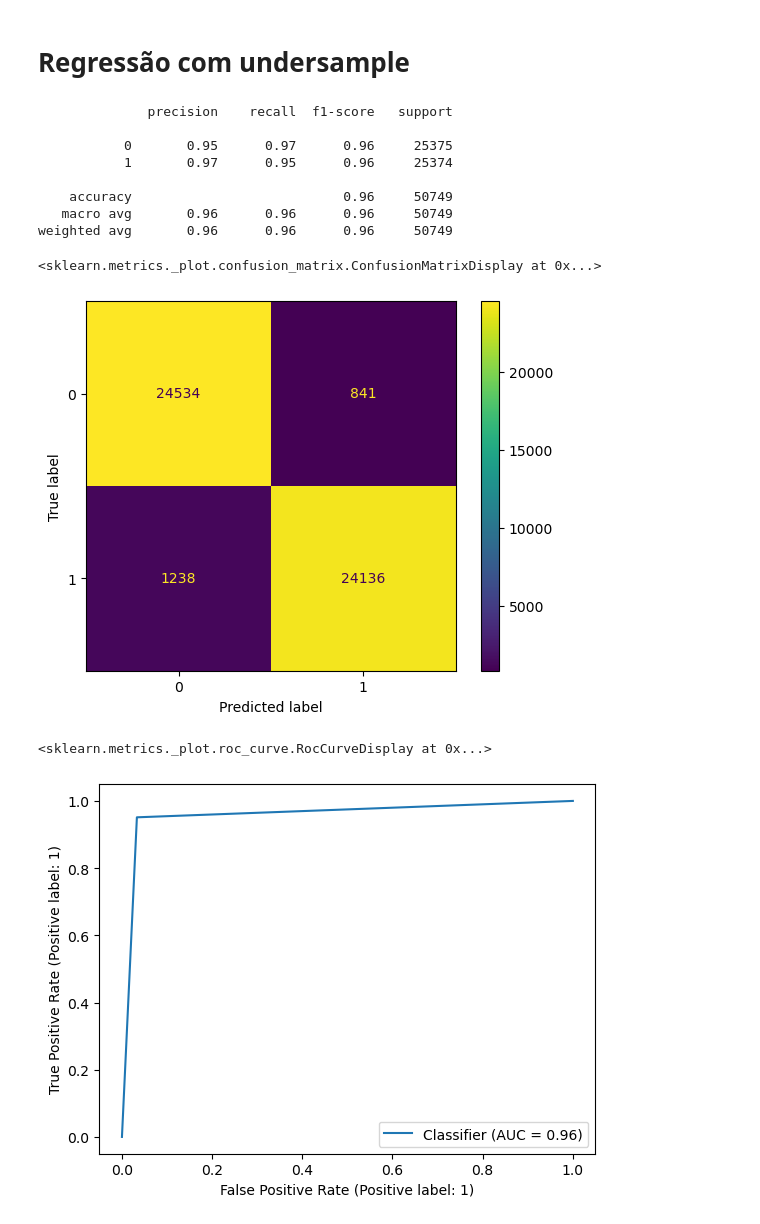
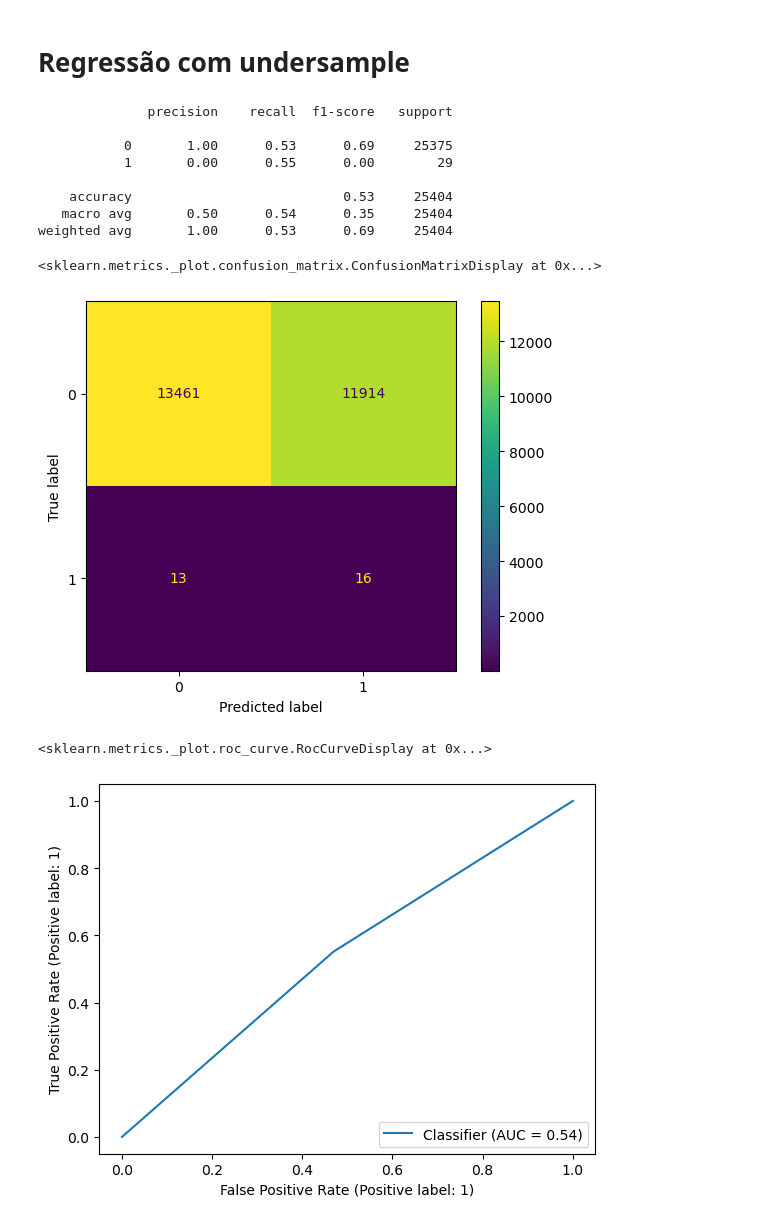
Before and after one commit to RogerCabralSilva/An-lise-de-risco-de-cr-dito, a Jupyter notebook: fraude.ipynb, the cells around one changed output. Cells and saved outputs as stored; diff of their text form; code cells hidden in the pictures.

```diff
--- a/fraude.ipynb
+++ b/fraude.ipynb
@@ -202,16 +202,16 @@ from sklearn.linear_model import LogisticRegression
 from sklearn.preprocessing import StandardScaler
 
 # Criando pipeline corretamente
-pipeline = Pipeline([
+pipeline_SMOTE = Pipeline([
     ('scaler', StandardScaler()),  # Normaliza os dados
     ('oversample', SMOTE()),       # Aplica SMOTE corretamente dentro do pipeline
     ('log_reg', LogisticRegression(solver='liblinear', C=0.1))  # Modelo de regressão logística
 ])
 
 # Treinando o pipeline
-pipeline.fit(X_treino, y_treino)
+pipeline_SMOTE.fit(X_treino, y_treino)
 
-previsao_LR = pipeline.predict(X_teste)
+previsao_LR_SMOTE = pipeline_SMOTE.predict(X_teste)
 # %% [markdown]
 # Métricas
 # %% [markdown]
@@ -254,40 +254,40 @@ from imblearn.under_sampling import NearMiss
 from sklearn.preprocessing import StandardScaler
 
 # Criando pipeline corretamente
-pipeline = Pipeline([
+pipeline_NearMiss = Pipeline([
     ('scaler', StandardScaler()),  # Normaliza os dados
     ('oversample', NearMiss()),       # Aplica SMOTE corretamente dentro do pipeline
     ('log_reg', LogisticRegression(solver='liblinear', C=0.1))  # Modelo de regressão logística
 ])
 
 # Treinando o pipeline
-pipeline.fit(X_treino, y_treino)
+pipeline_NearMiss.fit(X_treino, y_treino)
 
-previsao_LR = pipeline.predict(X_teste)
+previsao_LR_NearMiss = pipeline_NearMiss.predict(X_teste)
 # %%
 from sklearn.metrics import classification_report
 
-print(classification_report(y_teste, previsao_LR))
+print(classification_report(y_teste, previsao_LR_NearMiss))
 # %% [output]
               precision    recall  f1-score   support
 
-           0       0.95      0.97      0.96     25375
-           1       0.97      0.95      0.96     25374
+           0       1.00      0.53      0.69     25375
+           1       0.00      0.55      0.00        29
 
-    accuracy                           0.96     50749
-   macro avg       0.96      0.96      0.96     50749
-weighted avg       0.96      0.96      0.96     50749
+    accuracy                           0.53     25404
+   macro avg       0.50      0.54      0.35     25404
+weighted avg       1.00      0.53      0.69     25404
 # %%
 from sklearn.metrics import ConfusionMatrixDisplay
 
-ConfusionMatrixDisplay.from_predictions(y_teste, previsao_LR)
+ConfusionMatrixDisplay.from_predictions(y_teste, previsao_LR_NearMiss)
 # %% [output]
 <sklearn.metrics._plot.confusion_matrix.ConfusionMatrixDisplay at 0x...>
-[figure, old version]
+[figure, new version]
 # %%
 from sklearn.metrics import RocCurveDisplay
 
-RocCurveDisplay.from_predictions(y_teste, previsao_LR)
+RocCurveDisplay.from_predictions(y_teste, previsao_LR_NearMiss)
 # %% [output]
 <sklearn.metrics._plot.roc_curve.RocCurveDisplay at 0x...>
-[figure, old version]
+[figure, new version]
```
Also changed, not shown: parts of 3 cells of this notebook.
